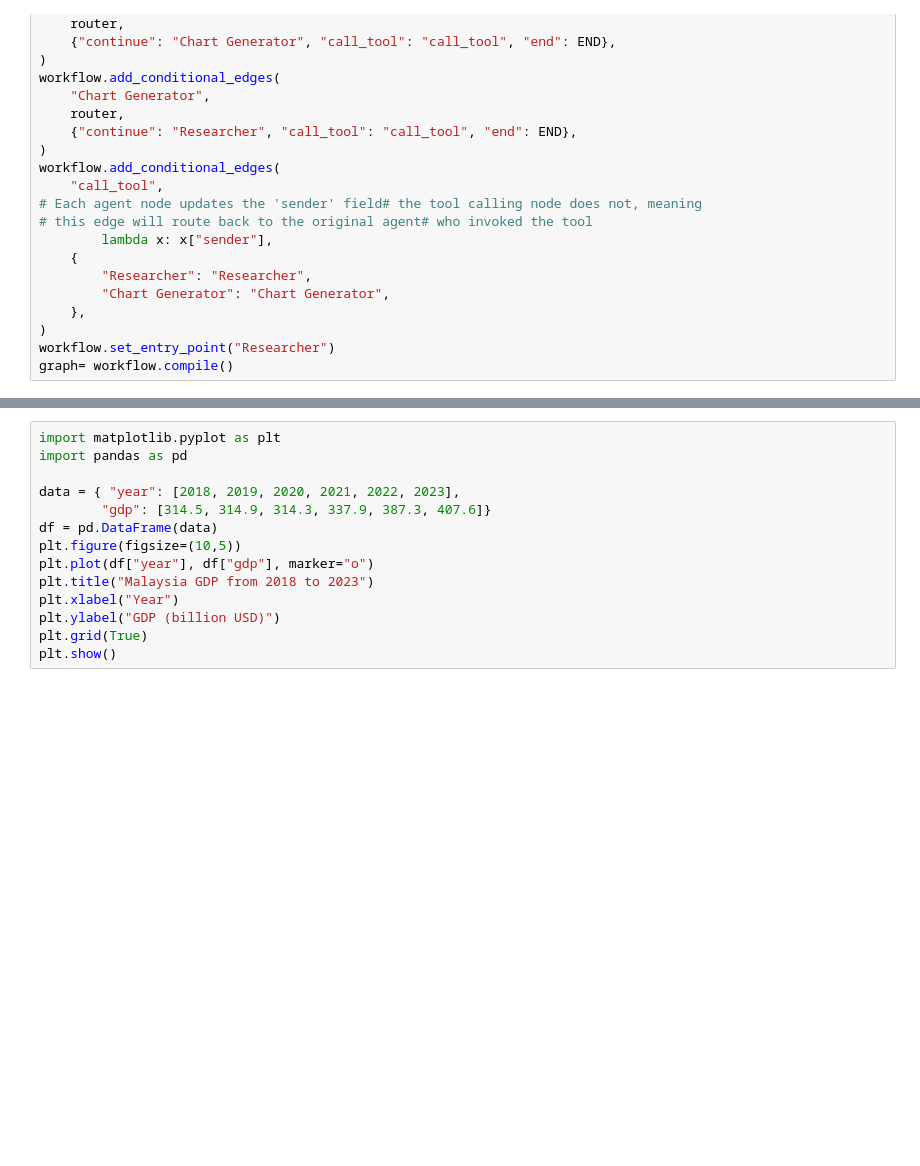
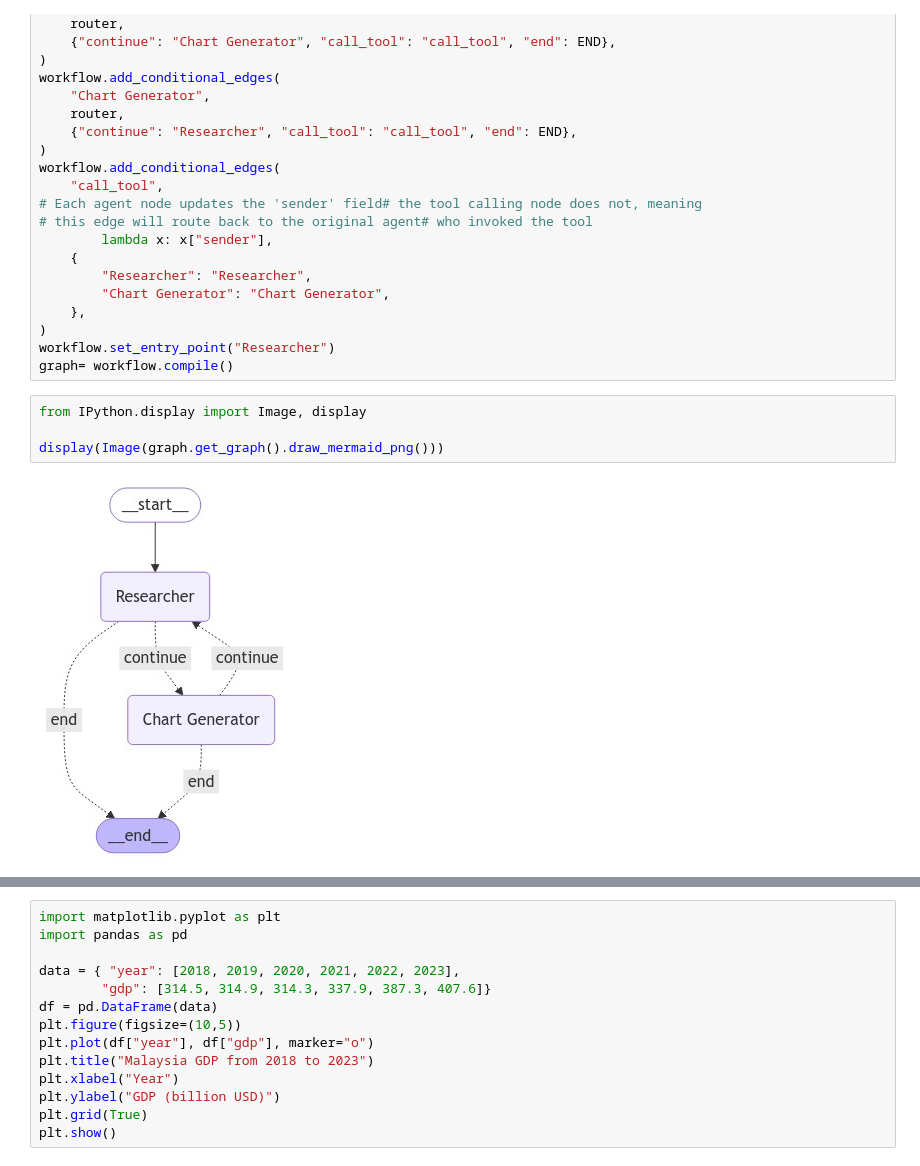
Before and after one commit to manishshanker/langchain-langgraph-tutorial, a Jupyter notebook: Tutorial09/test.ipynb, the cells around one changed output, grey strips where cells are left out. Drawn from its saved outputs; the diff is of its cells as text; blank space fills up the shorter version.

```diff
--- a/Tutorial09/test.ipynb
+++ b/Tutorial09/test.ipynb
@@ -194,6 +194,12 @@ workflow.add_conditional_edges(
 )
 workflow.set_entry_point("Researcher")
 graph= workflow.compile()
+# %%
+from IPython.display import Image, display
+
+display(Image(graph.get_graph().draw_mermaid_png()))
+# %% [output]
+[figure, added]
 # %%
 for s in graph.stream(
     {
```
Also changed, not shown: parts of 1 cell of this notebook, 25 other files.
